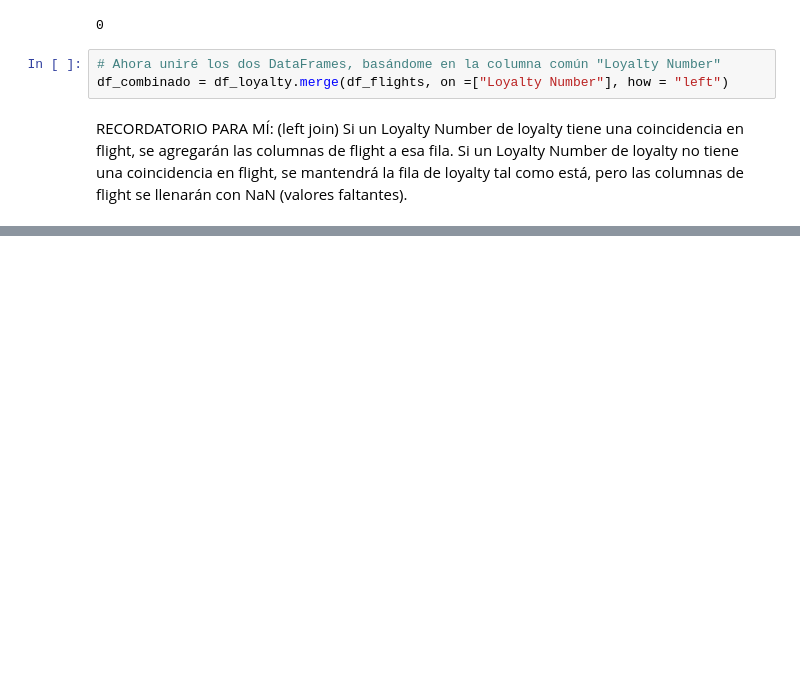
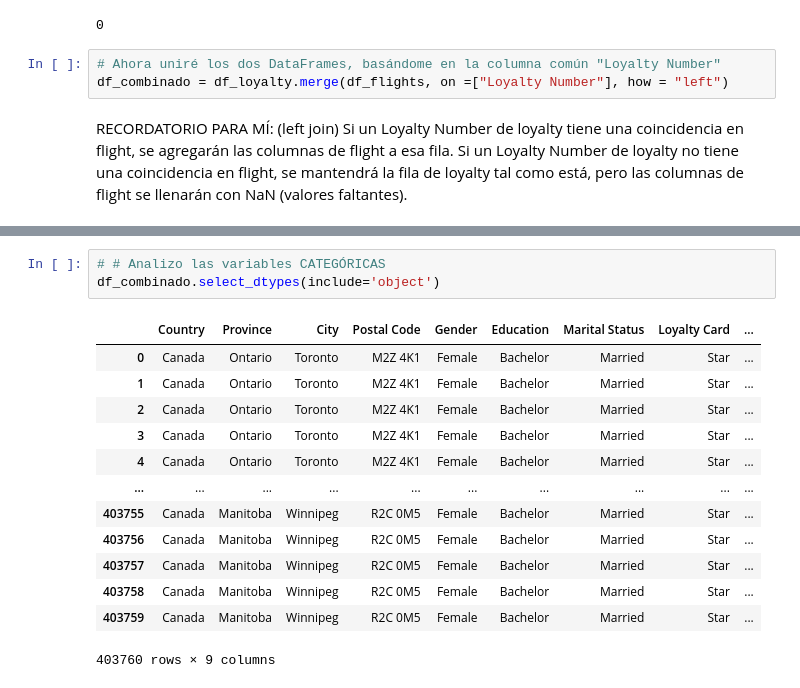
Before and after one commit to Adalab/bda-modulo-3-evaluacion-final-VeroSanchezO, a Jupyter notebook: Evaluación_Final_M3_VSO.ipynb, the cells around one changed output, grey strips where cells are left out. Cells and saved outputs as stored; diff of their text form; blank space fills up the shorter version.

```diff
--- a/Evaluación_Final_M3_VSO.ipynb
+++ b/Evaluación_Final_M3_VSO.ipynb
@@ -285,0 +348,17 @@ df_combinado.sample(10)
+# %%
+# # Analizo las variables CATEGÓRICAS
+df_combinado.select_dtypes(include='object')
+# %% [output]
+|  | Country | Province | City | Postal Code | Gender | Education | Marital Status | Loyalty Card | ... |
+| 0 | Canada | Ontario | Toronto | M2Z 4K1 | Female | Bachelor | Married | Star | ... |
+| 1 | Canada | Ontario | Toronto | M2Z 4K1 | Female | Bachelor | Married | Star | ... |
+| 2 | Canada | Ontario | Toronto | M2Z 4K1 | Female | Bachelor | Married | Star | ... |
+| 3 | Canada | Ontario | Toronto | M2Z 4K1 | Female | Bachelor | Married | Star | ... |
+| 4 | Canada | Ontario | Toronto | M2Z 4K1 | Female | Bachelor | Married | Star | ... |
+| ... | ... | ... | ... | ... | ... | ... | ... | ... | ... |
+| 403755 | Canada | Manitoba | Winnipeg | R2C 0M5 | Female | Bachelor | Married | Star | ... |
+| 403756 | Canada | Manitoba | Winnipeg | R2C 0M5 | Female | Bachelor | Married | Star | ... |
+| 403757 | Canada | Manitoba | Winnipeg | R2C 0M5 | Female | Bachelor | Married | Star | ... |
+| 403758 | Canada | Manitoba | Winnipeg | R2C 0M5 | Female | Bachelor | Married | Star | ... |
+| 403759 | Canada | Manitoba | Winnipeg | R2C 0M5 | Female | Bachelor | Married | Star | ... |
+403760 rows × 9 columns
```
Also changed, not shown: parts of 16 cells of this notebook.
